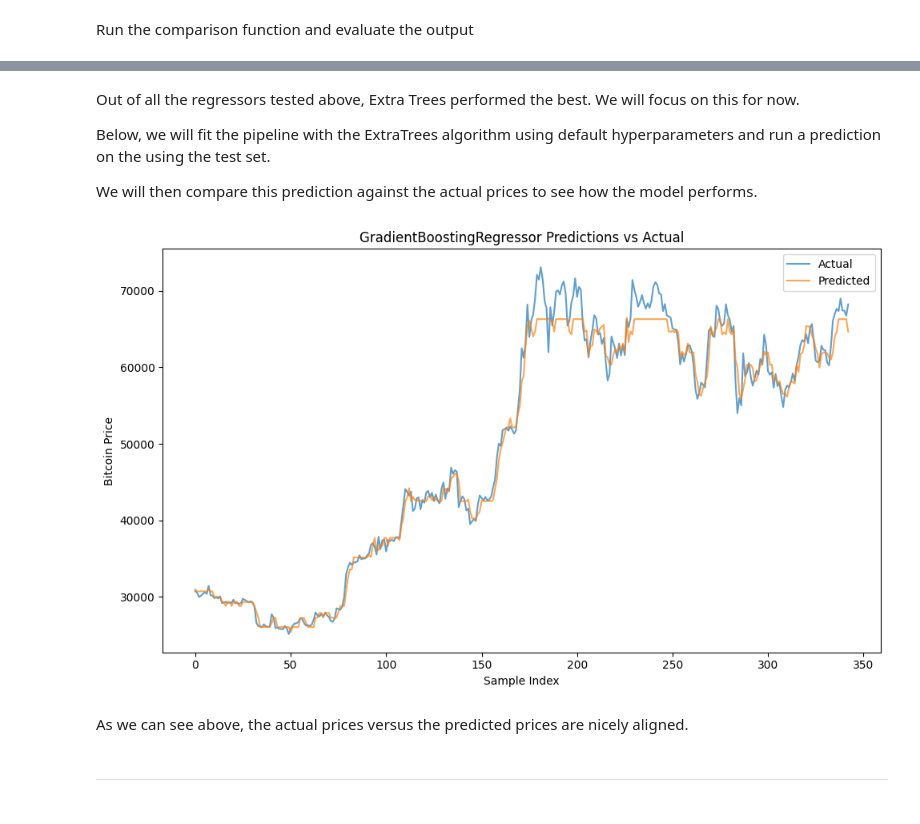
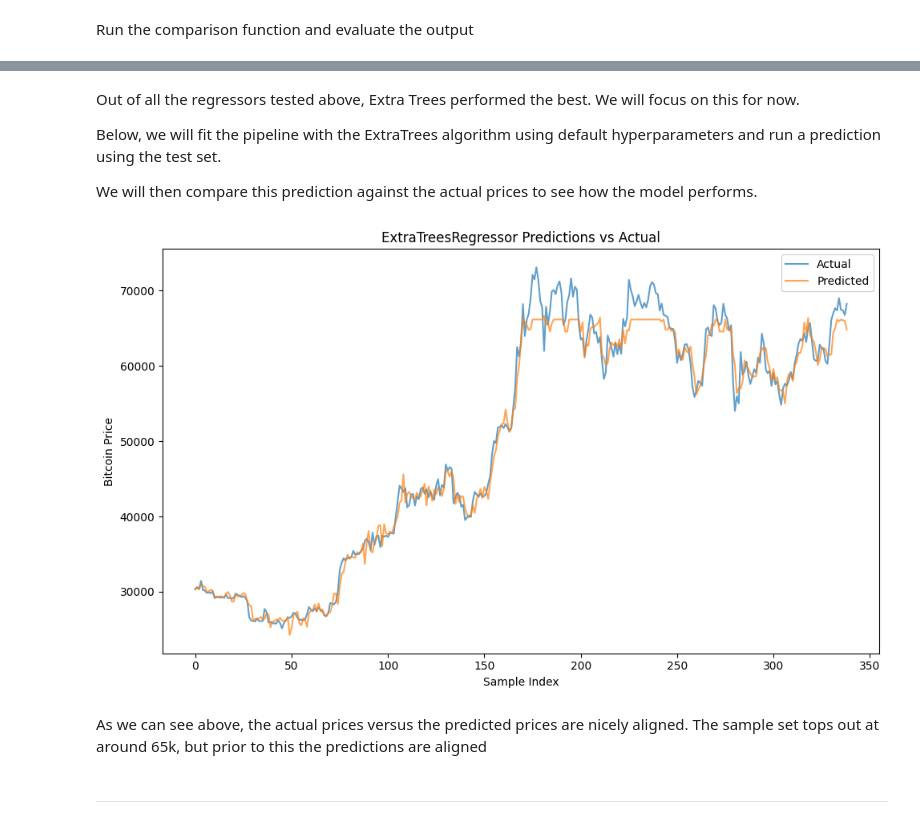
Before and after one commit to Mickyreegs/Project5, a Jupyter notebook: jupyter_notebooks/Modeling_And_Evaluation.ipynb, the cells around one changed output, grey strips where cells are left out. Cells and saved outputs as stored; diff of their text form; code cells hidden in the pictures.

```diff
--- a/jupyter_notebooks/Modeling_And_Evaluation.ipynb
+++ b/jupyter_notebooks/Modeling_And_Evaluation.ipynb
@@ -177,44 +173,44 @@ R2: 0.99
 # %% [markdown]
 Out of all the regressors tested above, Extra Trees performed the best.  We will focus on this for now.
 
-Below, we will fit the pipeline with the ExtraTrees algorithm using default hyperparameters and run a prediction on the using the test set.
+Below, we will fit the pipeline with the ExtraTrees algorithm using default hyperparameters and run a prediction using the test set.
 
 We will then compare this prediction against the actual prices to see how the model performs.
 # %%
 import pandas as pd
 import matplotlib.pyplot as plt
-from sklearn.ensemble import GradientBoostingRegressor
+from sklearn.ensemble import ExtraTreesRegressor
 from sklearn.pipeline import Pipeline
 from sklearn.preprocessing import StandardScaler
 from sklearn.feature_selection import SelectFromModel
 
-model_for_selection = GradientBoostingRegressor(random_state=101)
+model_for_selection = ExtraTreesRegressor(random_state=101)
 model_for_selection.fit(features_train, target_train)
 
 selector = SelectFromModel(estimator=model_for_selection, prefit=True)
 
 pipeline = Pipeline([
     ("scaler", StandardScaler()),
     ("feat_selection", selector),
-    ("model", GradientBoostingRegressor(random_state=101))
+    ("model", ExtraTreesRegressor(random_state=101))
 ])
 
 pipeline.fit(features_train, target_train)
 predictions = pipeline.predict(features_test)
 
 plt.figure(figsize=(10, 6))
 plt.plot(target_test.reset_index(drop=True), label="Actual", alpha=0.7)
 plt.plot(pd.Series(predictions), label="Predicted", alpha=0.7)
-plt.title("GradientBoostingRegressor Predictions vs Actual")
+plt.title("ExtraTreesRegressor Predictions vs Actual")
 plt.xlabel("Sample Index")
 plt.ylabel("Bitcoin Price")
 plt.legend()
 plt.tight_layout()
 plt.show()
 # %% [output]
-[figure, old version]
+[figure, new version]
 # %% [markdown]
-As we can see above, the actual prices versus the predicted prices are nicely aligned.
+As we can see above, the actual prices versus the predicted prices are nicely aligned.  The sample set tops out at around 65k, but prior to this the predictions are aligned
 # %% [markdown]
 ---
 # %% [markdown]
```
Also changed, not shown: parts of 19 cells of this notebook, 2 other files.
